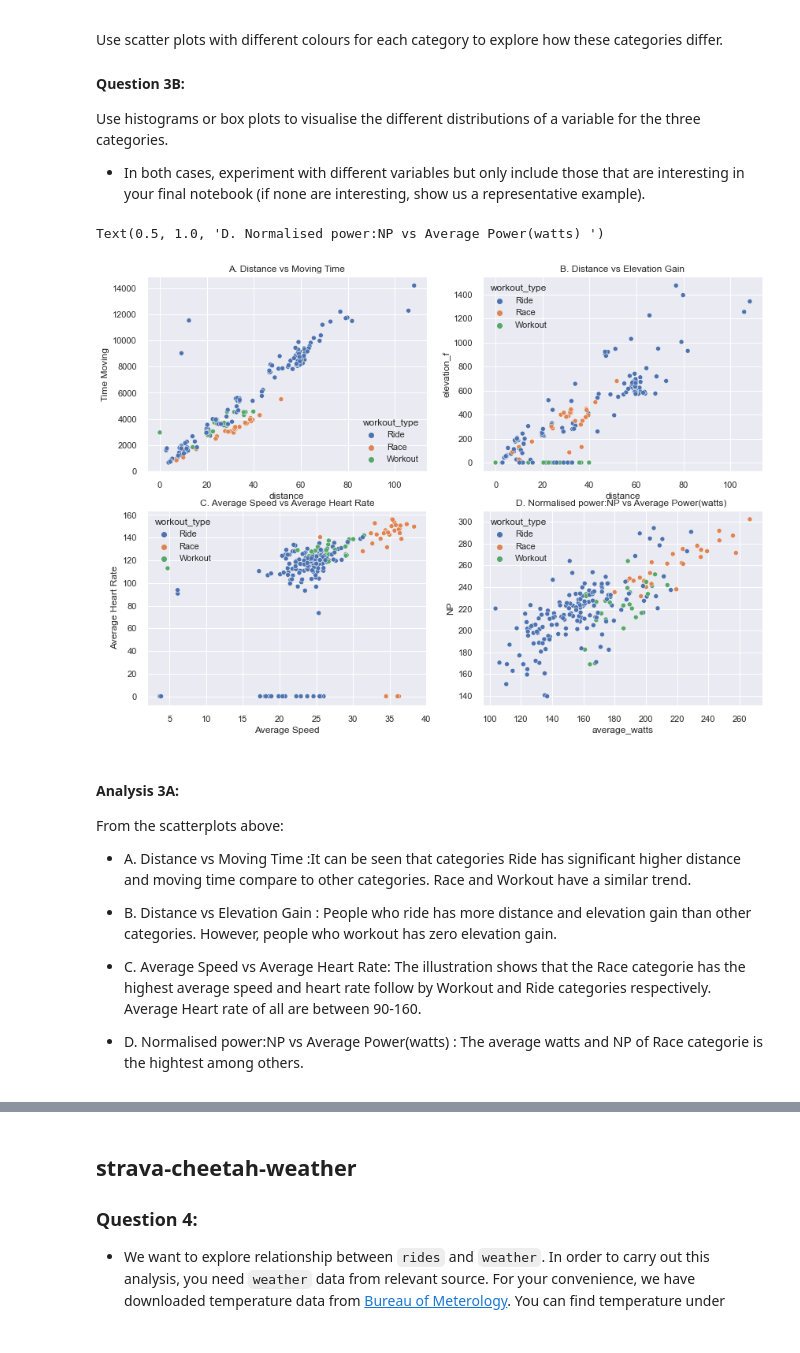
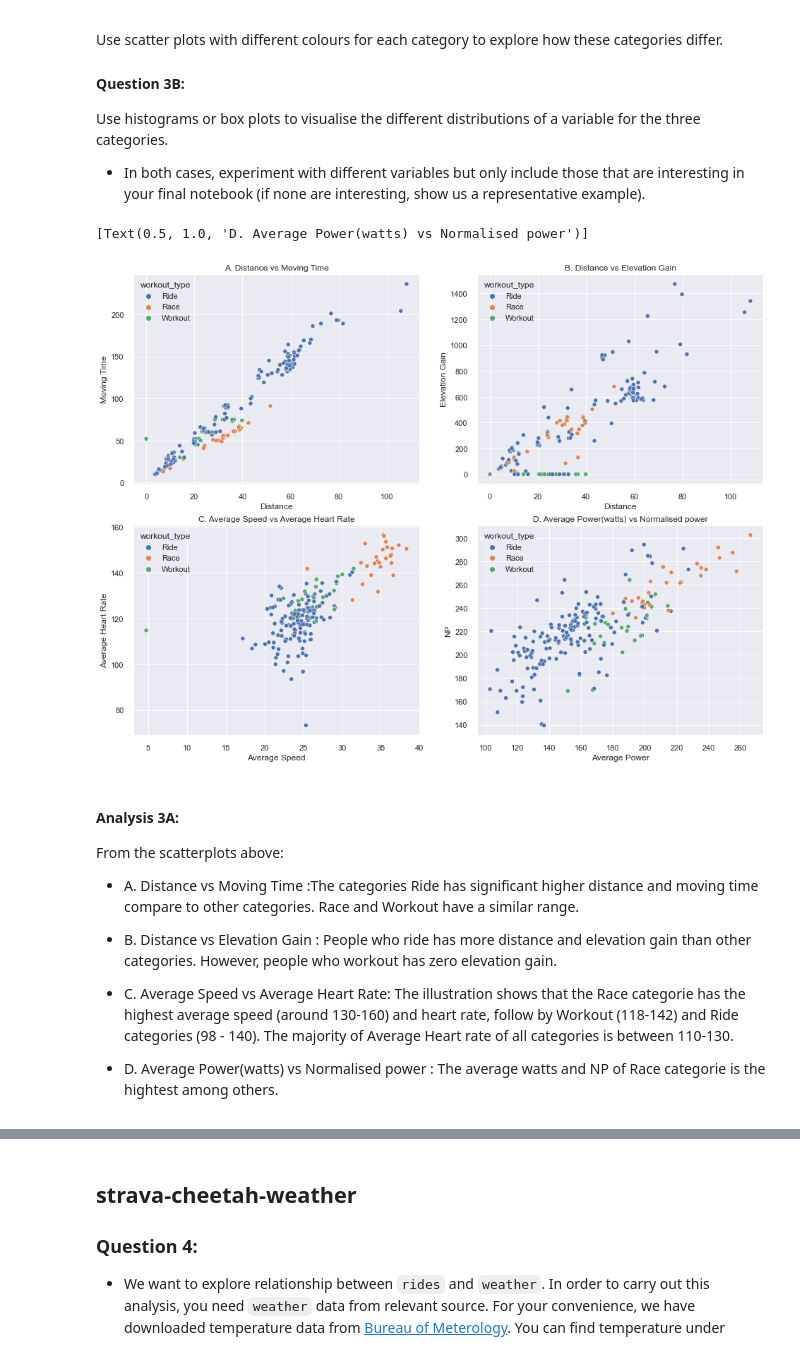
Before and after one commit to mona-piya/DS-portfolio-s1-2021-MonaMunegan, a Jupyter notebook: Portfolio 1.ipynb, the cells around one changed output, grey strips where cells are left out. Saved outputs shown, nothing was run; the diff lists cells and outputs as text; code cells hidden in the pictures.

Commit message:
Plot graphs and analysis all required tasks and challenge tasks

```diff
--- a/Portfolio 1.ipynb
+++ b/Portfolio 1.ipynb
@@ -116,7 +116,7 @@ strava_n_cheetah
 1. Remove rides with no measured power (where device_watts is False) - these are commutes or MTB rides
 # %%
 #Remove rides with no measured power (where device_watts is False) - these are commutes or MTB rides
-strava_n_cheetah = strava_n_cheetah.drop(strava_n_cheetah.index[strava_n_cheetah.device_watts == False])
+strava_n_cheetah = strava_n_cheetah.drop(strava_n_cheetah.index[strava_n_cheetah.device_watts != True])
 
 #create SC_date(formate yyyy-mm-dd) from index of strava_n_cheetah
 strava_n_cheetah['Date'] = strava_n_cheetah.index
@@ -127,5 +127,8 @@ strava_n_cheetah['SC_Date'] = pd.to_datetime(strava_n_cheetah.SC_Date, format='%
 drop_cols = ['Date']
 strava_n_cheetah.drop(drop_cols, axis = 1, inplace = True)
 
-strava_n_cheetah.dtypes
+#strava_n_cheetah['device_watts'].unique()
+#strava_n_cheetah.dtypes
+
+strava_n_cheetah['SC_Date']
 # %% [output]
@@ -400,27 +386,27 @@ Use histograms or box plots to visualise the different distributions of a variab
 # %%
 #Use scatter plots with different colours for each category to explore how these categories differ.
 
 #separate into 3 graphs
 #sns.relplot(x='distance', y = 'Time Moving',  col='workout_type', data = strava_cheetah)
 
-f, axes = plt.subplots(2,2, figsize = (14, 10))
-sns.scatterplot(x='distance', y = 'Time Moving', hue='workout_type', data = strava_cheetah, ax=axes[0][0]).set_title('A. Distance vs Moving Time')
-sns.scatterplot(x='distance', y = 'elevation_f', hue='workout_type', data = strava_cheetah, ax=axes[0][1]).set_title('B. Distance vs Elevation Gain')
-sns.scatterplot(x='Average Speed', y = 'Average Heart Rate', hue='workout_type', data = strava_cheetah, ax=axes[1][0]).set_title('C. Average Speed vs Average Heart Rate')
-sns.scatterplot(x='average_watts', y = 'NP', hue='workout_type', data = strava_cheetah, ax=axes[1][1]).set_title('D. Normalised power:NP vs Average Power(watts) ')
+f, axes = plt.subplots(2,2, figsize = (16, 12))
+sns.scatterplot(x='distance', y = 'moving_time', hue='workout_type', data = strava_cheetah, ax=axes[0][0]).set(title = 'A. Distance vs Moving Time', xlabel='Distance', ylabel='Moving Time')
+sns.scatterplot(x='distance', y = 'elevation_f', hue='workout_type', data = strava_cheetah, ax=axes[0][1]).set( title = 'B. Distance vs Elevation Gain', xlabel='Distance', ylabel='Elevation Gain')
+sns.scatterplot(x='Average Speed', y = 'average_heartrate', hue='workout_type', data = strava_cheetah, ax=axes[1][0]).set(title = 'C. Average Speed vs Average Heart Rate', ylabel='Average Heart Rate')
+sns.scatterplot(x='Average Power', y = 'NP', hue='workout_type', data = strava_cheetah, ax=axes[1][1]).set(title = 'D. Average Power(watts) vs Normalised power')
 # %% [output]
-Text(0.5, 1.0, 'D. Normalised power:NP vs Average Power(watts) ')
+[Text(0.5, 1.0, 'D. Average Power(watts) vs Normalised power')]
-[figure, old version]
+[figure, new version]
 # %% [markdown]
 #### Analysis 3A:
 
 From the scatterplots above:
 
-* A. Distance vs Moving Time :It can be seen that categories Ride has significant higher distance and moving time compare to other categories. Race and Workout have a similar trend.
+* A. Distance vs Moving Time :The categories Ride has significant higher distance and moving time compare to other categories. Race and Workout have a similar range.
 
 * B. Distance vs Elevation Gain : People who ride has more distance and elevation gain than other categories. However, people who workout has zero elevation gain.
 
-* C. Average Speed vs Average Heart Rate: The illustration shows that the Race categorie has the highest average speed and heart rate follow by Workout and Ride categories respectively. Average Heart rate of all are between 90-160.
+* C. Average Speed vs Average Heart Rate: The illustration shows that the Race categorie has the highest average speed (around 130-160) and heart rate, follow by Workout (118-142) and Ride categories (98 - 140). The majority of Average Heart rate of all categories is between 110-130.
 
-* D. Normalised power:NP vs Average Power(watts) : The average watts and NP of Race categorie is the hightest among others.
+* D. Average Power(watts) vs Normalised power : The average watts and NP of Race categorie is the hightest among others.
 # %%
```
Also changed, not shown: parts of 49 cells of this notebook.
